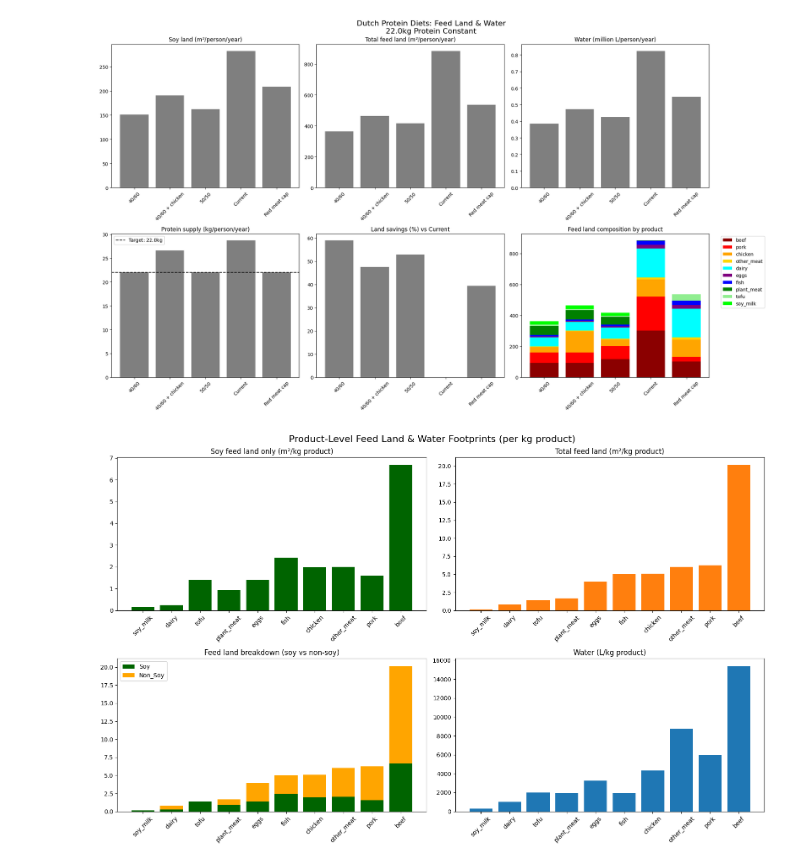
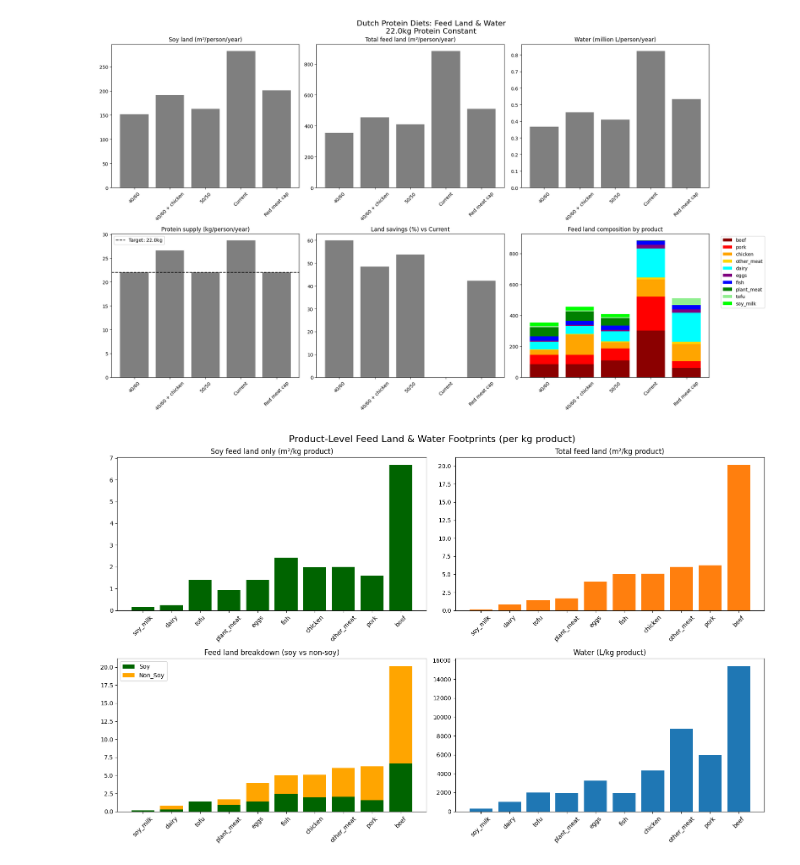
Before and after one commit to atomicaditya/CBP1_Group3_AMS_Impact_of_Dutch_Diet_on_Source_Countries, a Jupyter notebook: modelling_soy_land.ipynb, the cells around one changed output. Cells and saved outputs as stored; diff of their text form; code cells hidden in the pictures.

Commit message:
updated version with recommended amount of fish

```diff
--- a/modelling_soy_land.ipynb
+++ b/modelling_soy_land.ipynb
@@ -15,7 +15,7 @@ PROTEIN_TARGET = 22.0  # kg protein/person/year
 meat_2024_pc = {"pork": 35.1, "chicken": 22.0, "beef": 14.9, "other_meat": 2.4}
 DAIRY_KG_PC = 230.7
 EGGS_KG_PC = 5.840
-FISH_KG_PC = 5.475
+FISH_KG_PC = 5.475  # 15 g/day (dietary guideline)
 PLANT_MEAT_KG_PC = 10_200_000 / NL_POPULATION
 TOFU_KG_PC = 1_630_000 / NL_POPULATION
 SOY_MILK_KG_PC = 47_100_000 / NL_POPULATION
@@ -50,6 +50,7 @@ products = [
     ("tofu",0.50,124,None),
     ("soy_milk",0.05,32,None)
 ]
+
 df = pd.DataFrame(products, columns=["product","emcr","protein_g_kg","feed_type"])
 df["soy_share"] = 0.0
 df["soy_land"] = 0.0
@@ -59,19 +60,19 @@ df["water_L_kg"] = [5988,4325,15415,8763,1974,1973,1020,3265,2000,297]
 
 def compute_feed_land(emcr, feed_type):
     if feed_type is None:
-        # Plant-only products
         soy_land = emcr * CROP_LAND_M2_KG["soy"]
         return 1.0, soy_land, 0.0
     shares = FEED_SHARES[feed_type]
-    soy_share = shares["soy"]
-    soy_land = emcr * soy_share * CROP_LAND_M2_KG["soy"]
+    soy_land = emcr * shares["soy"] * CROP_LAND_M2_KG["soy"]
     maize_kg = emcr * shares["maize"]
     wbar_kg = emcr * shares["wheat_barley"]
     rape_kg = emcr * shares["rapeseed"]
-    non_soy_land = (maize_kg*CROP_LAND_M2_KG["maize"] +
-                    wbar_kg*(0.5*CROP_LAND_M2_KG["wheat"] + 0.5*CROP_LAND_M2_KG["barley"]) +
-                    rape_kg*CROP_LAND_M2_KG["rapeseed"])
-    return soy_share, soy_land, non_soy_land
+    non_soy_land = (
+        maize_kg * CROP_LAND_M2_KG["maize"] +
+        wbar_kg * (0.5*CROP_LAND_M2_KG["wheat"] + 0.5*CROP_LAND_M2_KG["barley"]) +
+        rape_kg * CROP_LAND_M2_KG["rapeseed"]
+    )
+    return shares["soy"], soy_land, non_soy_land
 
 for idx,row in df.iterrows():
     soy_share, soy_land, non_soy_land = compute_feed_land(row["emcr"], row["feed_type"])
@@ -81,13 +82,10 @@ for idx,row in df.iterrows():
     df.at[idx,"total_land"]=soy_land+non_soy_land
 
 # ============================================
-# 2. HELPER FUNCTION TO ADD SCENARIO ROWS
+# 2. HELPER FUNCTION
 # ============================================
 def add(rows, scenario, prod, kg):
-    sel = df.loc[df["product"]==prod]
-    if sel.empty:
-        raise ValueError(f"Product '{prod}' not found in df['product'].")
-    r = sel.iloc[0]
+    r = df.loc[df["product"]==prod].iloc[0]
     rows.append({
         "scenario": scenario,
         "product": prod,
@@ -99,11 +97,9 @@ def add(rows, scenario, prod, kg):
     })
 
 # ============================================
-# 3. SCENARIO BUILDER FUNCTIONS
+# 3. SCENARIO BUILDER
 # ============================================
-
 def scale_to_protein(products_dict, target_protein):
-    """Scale product kgs to hit target protein."""
     protein_per_kg = {p: df.loc[df["product"]==p,"protein_g_kg"].iloc[0]/1000 for p in products_dict}
     total_protein_current = sum(products_dict[p]*protein_per_kg[p] for p in products_dict)
     factor = target_protein / total_protein_current
@@ -112,42 +108,58 @@ def scale_to_protein(products_dict, target_protein):
 def build_scenarios():
     scenarios=[]
 
-    # --- Current diet ---
-    current_dict = {**meat_2024_pc, "dairy":DAIRY_KG_PC,"eggs":EGGS_KG_PC,"fish":FISH_KG_PC,
+    current_dict = {**meat_2024_pc,"dairy":DAIRY_KG_PC,"eggs":EGGS_KG_PC,"fish":FISH_KG_PC,
                     "plant_meat":PLANT_MEAT_KG_PC,"tofu":TOFU_KG_PC,"soy_milk":SOY_MILK_KG_PC}
     for prod,kg in current_dict.items():
         add(scenarios,"Current",prod,kg)
 
+    # <<< FIX: fish constraint >>>
+    fish_protein = (
+        FISH_KG_PC
+        * df.loc[df["product"]=="fish","protein_g_kg"].iloc[0]
+        / 1000
+    )
+
     # --- 40/60 ---
-    animal_products = {k:current_dict[k] for k in ["pork","chicken","beef","other_meat","dairy","eggs","fish"]}
+    animal_products = {k:current_dict[k] for k in ["pork","chicken","beef","other_meat","dairy","eggs"]}
     plant_products = {k:current_dict[k] for k in ["plant_meat","tofu","soy_milk"]}
-    animal_scaled = scale_to_protein(animal_products, PROTEIN_TARGET*0.4)
+
+    animal_scaled = scale_to_protein(animal_products, PROTEIN_TARGET*0.4 - fish_protein)
     plant_scaled = scale_to_protein(plant_products, PROTEIN_TARGET*0.6)
+
     for prod,kg in {**animal_scaled, **plant_scaled}.items():
         add(scenarios,"40/60",prod,kg)
+    add(scenarios,"40/60","fish",FISH_KG_PC)
 
     # --- 40/60 + chicken ---
-    # Take 40/60 scenario and add extra chicken (e.g., double current chicken)
     for prod,kg in {**animal_scaled, **plant_scaled}.items():
         add(scenarios,"40/60 + chicken",prod,kg)
-    extra_chicken = 20  # add 20kg protein-like units (can adjust)
-    add(scenarios,"40/60 + chicken","chicken",extra_chicken)
+    add(scenarios,"40/60 + chicken","fish",FISH_KG_PC)
+    add(scenarios,"40/60 + chicken","chicken",20)
 
     # --- 50/50 ---
-    animal_scaled_5050 = scale_to_protein(animal_products, PROTEIN_TARGET*0.5)
+    animal_scaled_5050 = scale_to_protein(animal_products, PROTEIN_TARGET*0.5 - fish_protein)
     plant_scaled_5050 = scale_to_protein(plant_products, PROTEIN_TARGET*0.5)
+
     for prod,kg in {**animal_scaled_5050, **plant_scaled_5050}.items():
         add(scenarios,"50/50",prod,kg)
+    add(scenarios,"50/50","fish",FISH_KG_PC)
 
     # --- Red meat cap ---
-    red_meat_cap = {"beef":5,"pork":5}
+    #red_meat_cap = {"beef":5,"pork":5}
+    current_red_meat = current_dict["beef"] + current_dict["pork"]
+    cap_total = 10.0
+    scale = cap_total / current_red_meat
+
+    red_meat_cap = {
+    "beef": current_dict["beef"] * scale,
+    "pork": current_dict["pork"] * scale
+    }
     rest_products = {k:current_dict[k] for k in current_dict if k not in red_meat_cap}
-    # protein from capped red meat
     protein_from_red = sum(red_meat_cap[p]*df.loc[df["product"]==p,"protein_g_kg"].iloc[0]/1000 for p in red_meat_cap)
     protein_rest = sum(rest_products[p]*df.loc[df["product"]==p,"protein_g_kg"].iloc[0]/1000 for p in rest_products)
-    total_protein = protein_from_red + protein_rest
-    # if <22kg, fill with tofu
-    protein_gap = max(0, PROTEIN_TARGET - total_protein)
+    protein_gap = max(0, PROTEIN_TARGET - (protein_from_red + protein_rest))
+
     for prod,kg in red_meat_cap.items():
         add(scenarios,"Red meat cap",prod,kg)
     for prod,kg in rest_products.items():
@@ -159,6 +171,7 @@ def build_scenarios():
     return pd.DataFrame(scenarios)
 
 all_scenarios = build_scenarios()
+
 
 # ============================================
 # 4. SUMMARY TABLE
@@ -266,2 +279,2 @@ Red meat cap          208.81         536.05  548212.21       22.00
-[figure, old version]
+[figure, new version]
 [figure]
```
Also changed, not shown: parts of 4 cells of this notebook.
